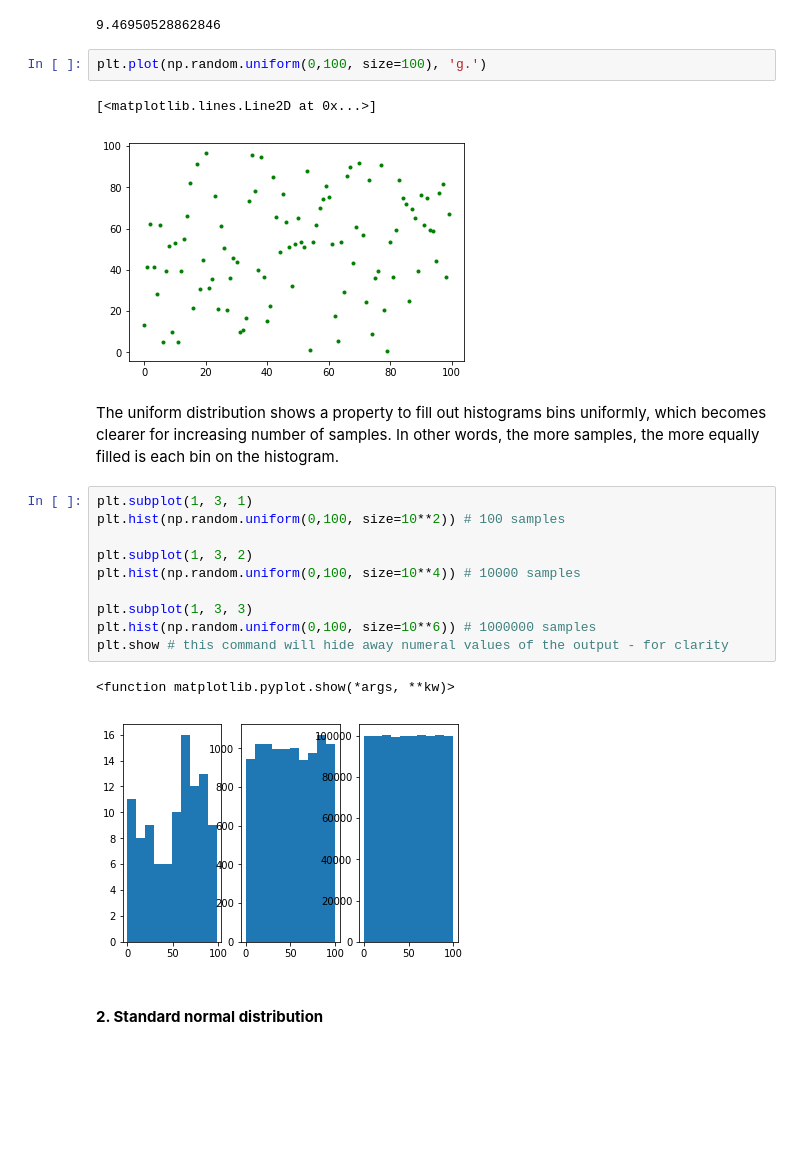
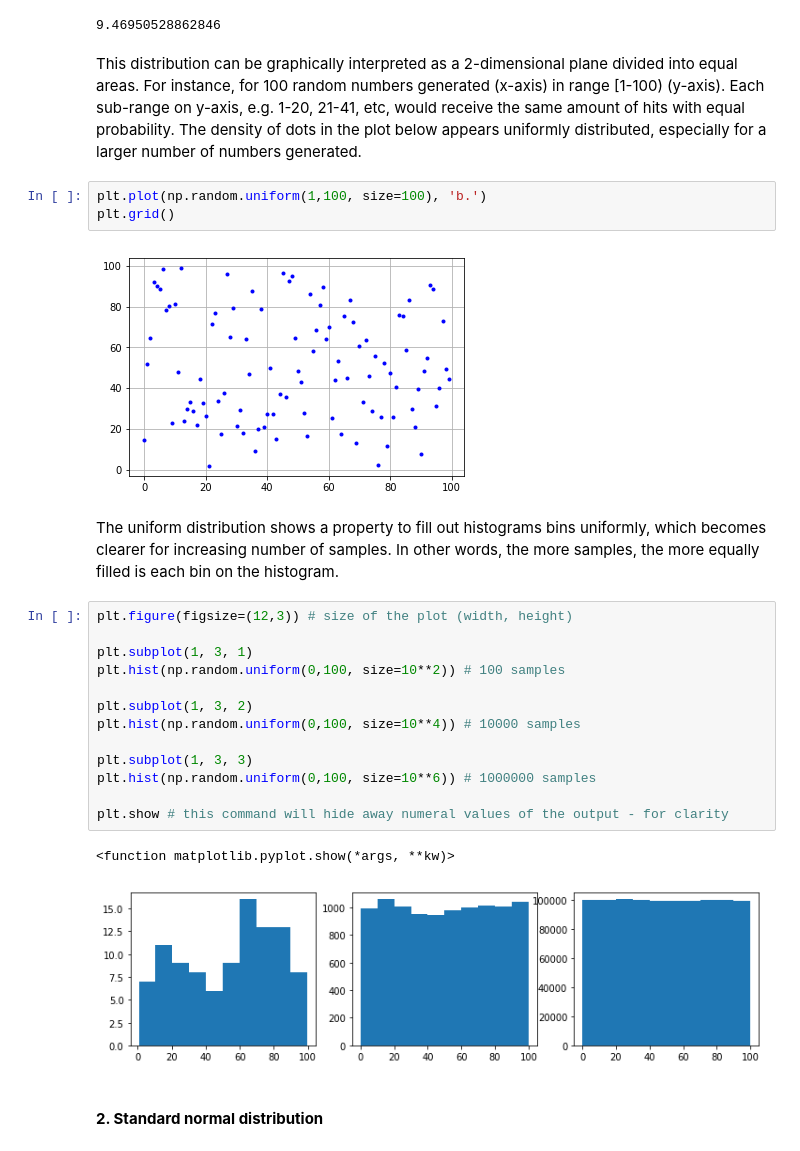
Before and after one commit to andkoc001/fun-with-numpy-random, a Jupyter notebook: exploring-random-numpy.ipynb, the cells around one changed output. Cells and saved outputs as stored; diff of their text form; blank space fills up the shorter version.

Commit message:
Uniform distribution description updated

```diff
--- a/exploring-random-numpy.ipynb
+++ b/exploring-random-numpy.ipynb
@@ -190,26 +190,31 @@ array([0.75710792, 0.0960973 , 0.38239998])
 np.mean(np.random.uniform(0.9,1, size=10) * 10)
 # %% [output]
 9.46950528862846
+# %% [markdown]
+This distribution can be graphically interpreted as a 2-dimensional plane divided into equal areas. For instance, for 100 random numbers generated (x-axis) in range [1-100) (y-axis). Each sub-range on y-axis, e.g. 1-20, 21-41, etc, would receive the same amount of hits with equal probability. The density of dots in the plot below appears uniformly distributed, especially for a larger number of numbers generated.
 # %%
-plt.plot(np.random.uniform(0,100, size=100), 'g.')
+plt.plot(np.random.uniform(1,100, size=100), 'b.')
+plt.grid()
 # %% [output]
-[<matplotlib.lines.Line2D at 0x...>]
-[figure, old version]
+[figure, new version]
 # %% [markdown]
 The uniform distribution shows a property to fill out histograms bins uniformly, which becomes clearer for increasing number of samples. In other words, the more samples, the more equally filled is each bin on the histogram.
 # %%
+plt.figure(figsize=(12,3)) # size of the plot (width, height)
+
 plt.subplot(1, 3, 1)
 plt.hist(np.random.uniform(0,100, size=10**2)) # 100 samples
 
 plt.subplot(1, 3, 2)
 plt.hist(np.random.uniform(0,100, size=10**4)) # 10000 samples
 
 plt.subplot(1, 3, 3)
 plt.hist(np.random.uniform(0,100, size=10**6)) # 1000000 samples
+
 plt.show # this command will hide away numeral values of the output - for clarity
 # %% [output]
 <function matplotlib.pyplot.show(*args, **kw)>
-[figure, old version]
+[figure, new version]
 # %% [markdown]
 #### **2. Standard normal distribution**
 # %% [markdown]
```
Also changed, not shown: parts of 1 cell of this notebook.
